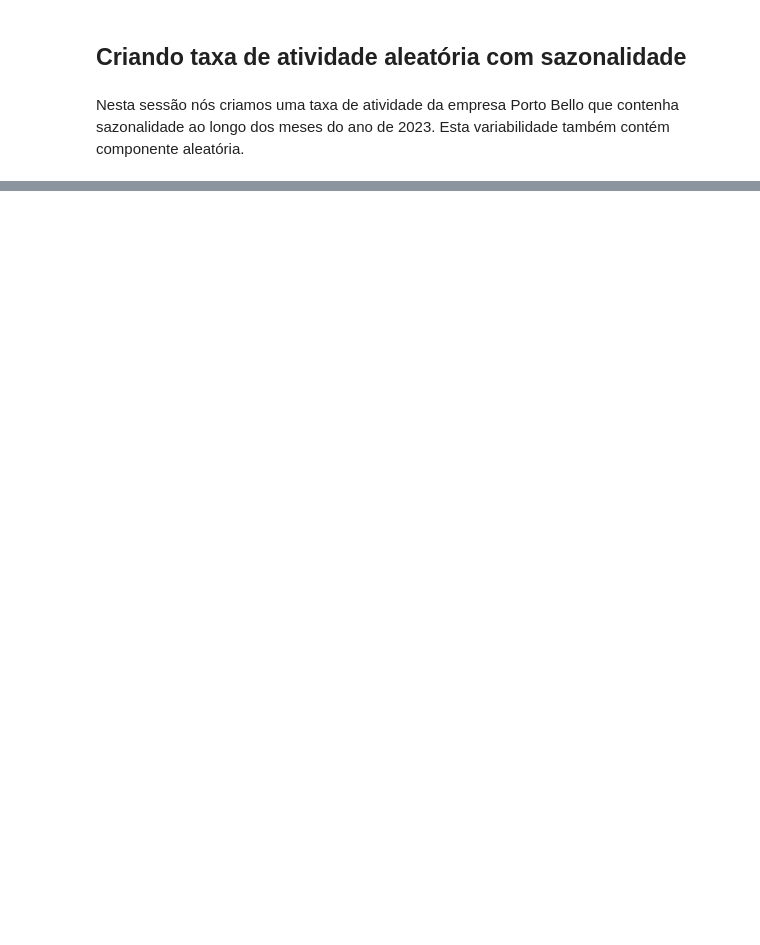
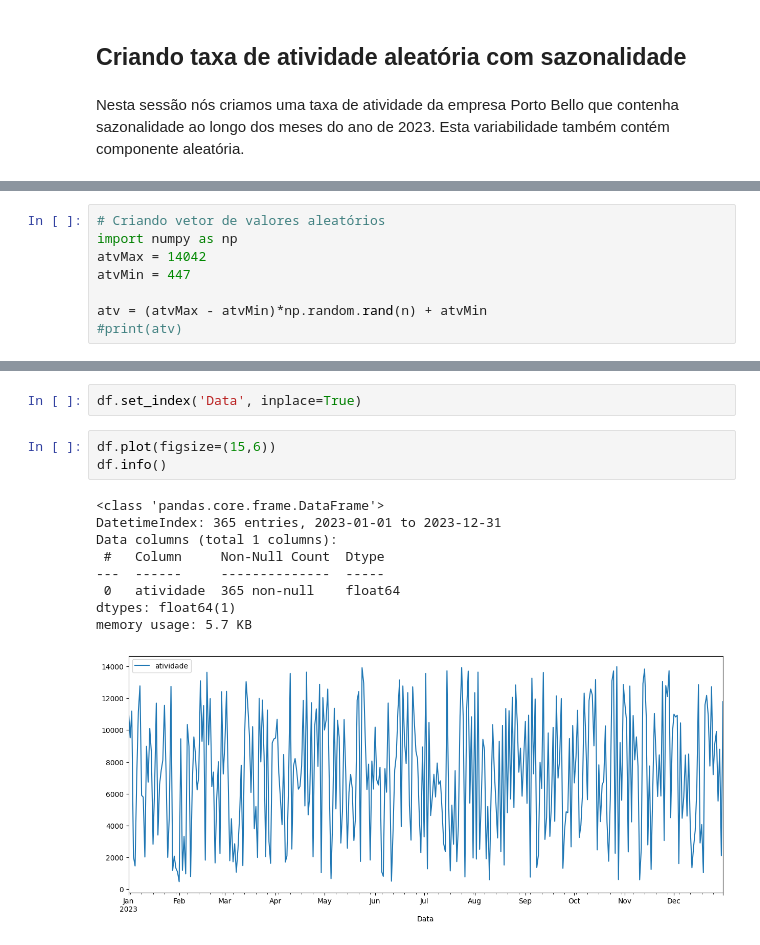
Before and after one commit to mariliameister/ENS5173_202401, a Jupyter notebook: Atividade01_01.ipynb, the cells around one changed output, grey strips where cells are left out. Drawn from its saved outputs; the diff is of its cells as text; blank space fills up the shorter version.

```diff
--- a/Atividade01_01.ipynb
+++ b/Atividade01_01.ipynb
@@ -281,0 +130,8 @@ plt.plot( df['Mes'],df['aleatorioSazonal'])
+# %%
+# Criando vetor de valores aleatórios
+import numpy as np
+atvMax = 14042
+atvMin = 447
+
+atv = (atvMax - atvMin)*np.random.rand(n) + atvMin
+#print(atv)
@@ -281,0 +196,15 @@ plt.plot( df['Mes'],df['aleatorioSazonal'])
+# %%
+df.set_index('Data', inplace=True)
+# %%
+df.plot(figsize=(15,6))
+df.info()
+# %% [output]
+<class 'pandas.core.frame.DataFrame'>
+DatetimeIndex: 365 entries, 2023-01-01 to 2023-12-31
+Data columns (total 1 columns):
+ #   Column     Non-Null Count  Dtype
+---  ------     --------------  -----
+ 0   atividade  365 non-null    float64
+dtypes: float64(1)
+memory usage: 5.7 KB
+[figure, added]
```
Also changed, not shown: parts of 8 cells of this notebook.
